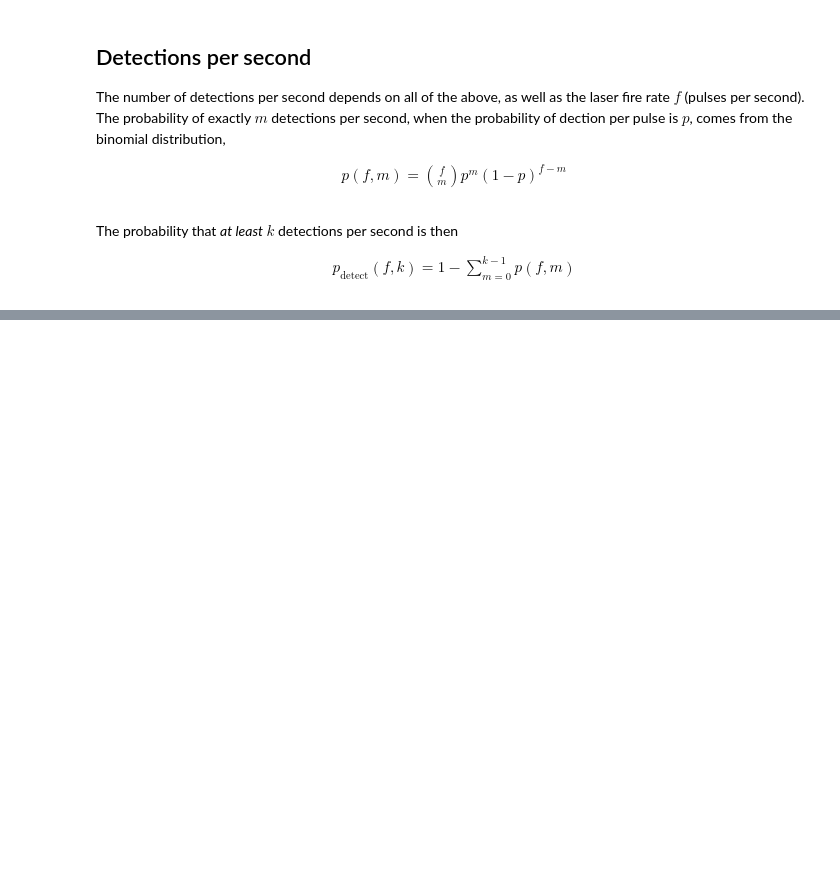
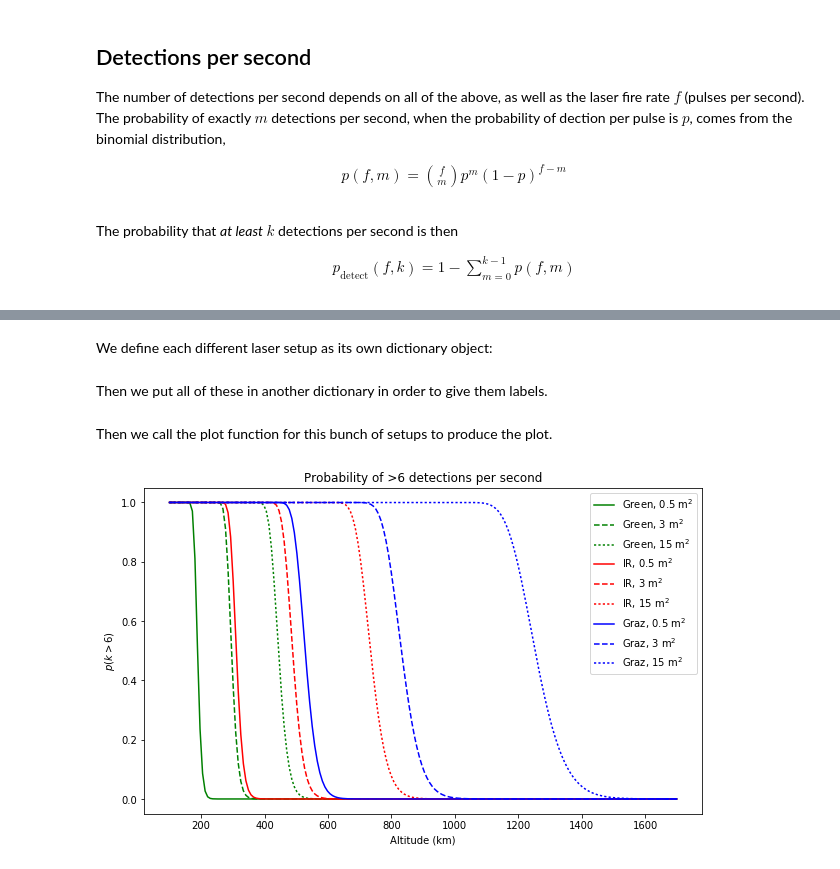
Before and after one commit to dronir/RadarlinkSLR, a Jupyter notebook: Radar link equation.ipynb, the cells around one changed output, grey strips where cells are left out. Saved outputs shown, nothing was run; the diff lists cells and outputs as text; code cells hidden in the pictures; blank space fills up the shorter version.

```diff
--- a/Radar link equation.ipynb
+++ b/Radar link equation.ipynb
@@ -259,3 +282,0 @@ We use 100 different altitudes from 100 km to 450 km and eight zenith angles ran
-# %%
-altitudes = np.linspace(100e3, 450e3, 100)
-zenith_angles = [70, 60, 50, 40, 30, 20, 10, 0]
@@ -270,16 +282,0 @@ We loop over the zenith angles and satellite altitudes. For each zenith angle, w
-# %%
-for theta_z in zenith_angles:
-    probabilities = []
-    for satellite_altitude in altitudes:
-        R = slant_range(station_altitude, satellite_altitude, theta_z)
-        ne = n_electrons(eta_q, pulse_energy, wavelength, eta_t, Gt, cross_section,
-                R, aperture, eta_r, T_atmos, T_cirrus)
-        p_single = pulse_probability(ne, electrons_per_detection)
-        p = detection_probability(fire_rate, detections_per_second, p_single)
-        probabilities.append(p)
-
-    plt.plot(altitudes / 1000, probabilities, label="$\\theta_z = {}°$".format(theta_z))
-
-lgd = plt.legend(loc="upper right")
-plt.xlabel("Altitude (km)")
-plt.ylabel("Probability of at least {} detections per second".format(detections_per_second))
@@ -288,0 +312,20 @@ plt.ylabel("Probability of at least {} detections per second".format(detections_
+# %%
+def plot_by_altitude(lasers):
+    altitudes = np.linspace(100e3, 1700e3, 200)
+    cross_sections = [0.5, 3, 15]
+    styles = ["-", "--", ":"]
+    theta_z = 30
+
+    for n, name in enumerate(lasers.keys()):
+        laser = lasers[name]
+        for i, cross_section in enumerate(cross_sections):
+            lbl = "{}, {} m$^2$".format(name, cross_section)
+            values = compute_by_altitude(laser, altitudes, cross_section, theta_z)
+            plt.plot(altitudes/1000, values, linestyle=styles[i], color=laser["plot_color"], label=lbl)
+    plt.legend()
+    plt.xlabel("Altitude (km)")
+    plt.ylabel("$p(k > 6)$")
+    plt.title("Probability of >6 detections per second")
+    plt.savefig("lasers.pdf")
+# %% [markdown]
+We define each different laser setup as its own dictionary object:
@@ -288,0 +371,14 @@ plt.ylabel("Probability of at least {} detections per second".format(detections_
+# %% [markdown]
+Then we put all of these in another dictionary in order to give them labels.
+# %%
+lasers = {
+    "Green" : green_laser,
+    "IR" : IR_laser,
+    "Graz" : new_laser
+}
+# %% [markdown]
+Then we call the plot function for this bunch of setups to produce the plot.
+# %%
+plot_by_altitude(lasers)
+# %% [output]
+[figure, added]
```
Also changed, not shown: parts of 29 cells of this notebook.
